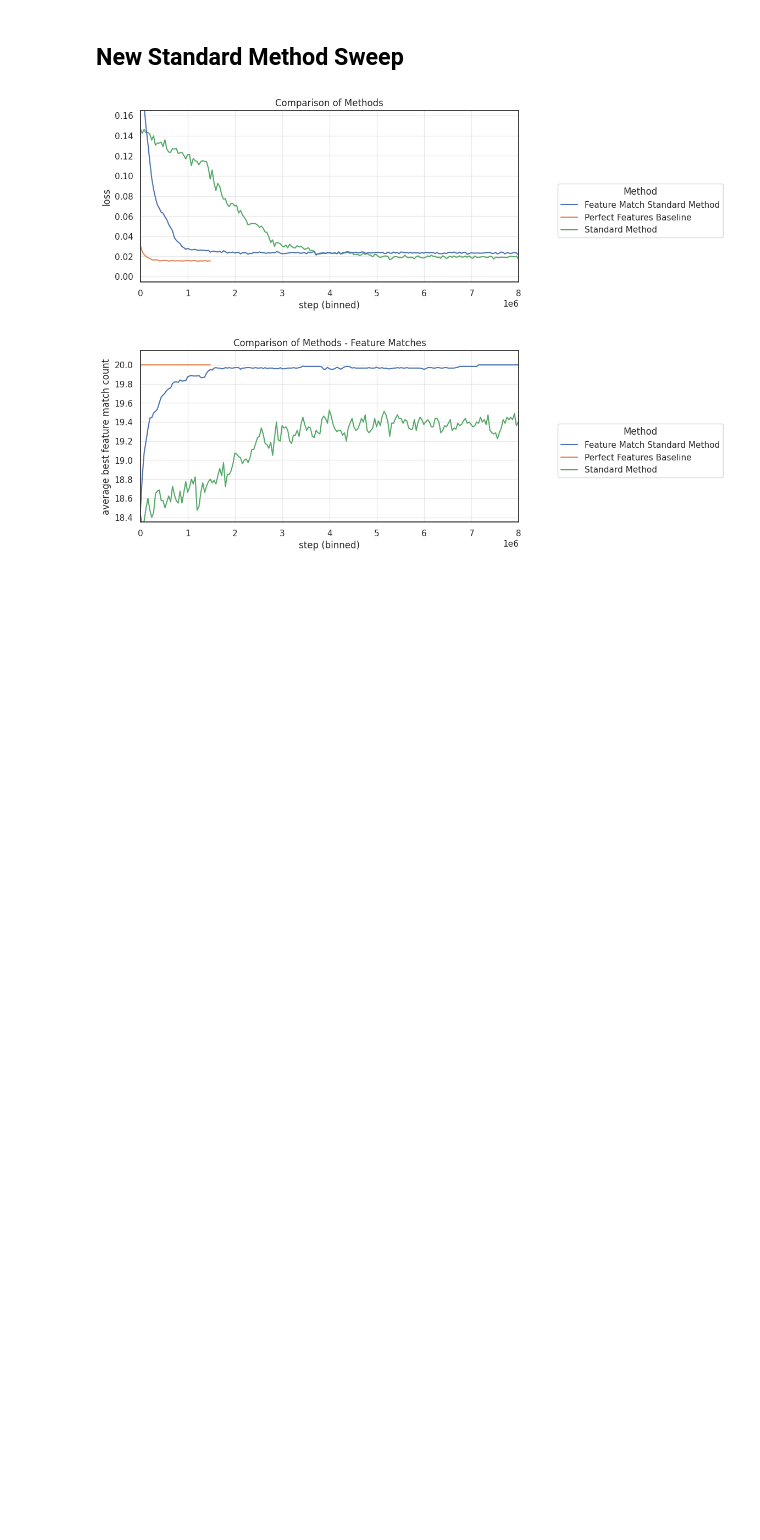
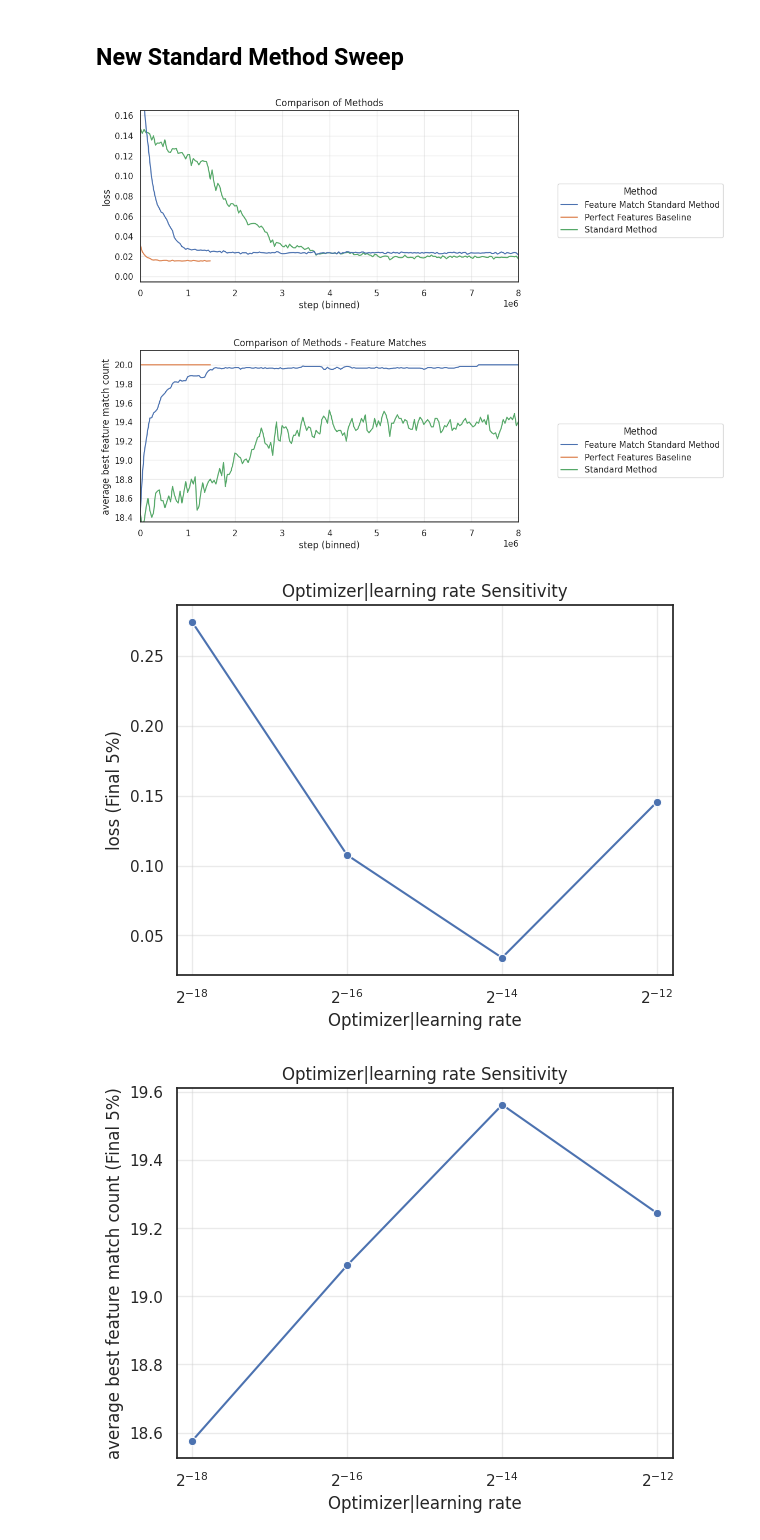
Before and after one commit to ejmejm/phd_research, a Jupyter notebook: phd/feature_search/analysis/paper_part_1_v1/ns_autostep_and_search_hyper_sweep.ipynb, the cells around one changed output. Drawn from its saved outputs; the diff is of its cells as text; code cells hidden in the pictures; blank space fills up the shorter version.

```diff
--- a/phd/feature_search/analysis/paper_part_1_v1/ns_autostep_and_search_hyper_sweep.ipynb
+++ b/phd/feature_search/analysis/paper_part_1_v1/ns_autostep_and_search_hyper_sweep.ipynb
@@ -593,3 +593,42 @@ plt.show()
 # %% [output]
 [figure]
 [figure]
+# %%
+default_hyperparams = {
+    'optimizer|learning_rate': 2**-14,
+    'feature_recycling.recycle_rate': 0.001,
+    'feature_recycling.utility_decay': 0.99,
+    'optimizer|meta_learning_rate': 2**-9,
+}
+
+for param_name, param_value in default_hyperparams.items():
+    selected_run_df, selected_config_df = select_experiment_runs(
+        run_df = run_dfs['baseline_hyper_sweep'],
+        config_df = config_dfs['baseline_hyper_sweep'],
+        chosen_values = {
+            k: v for k, v in default_hyperparams.items()
+            if k != param_name
+        },
+    )
+
+    param_label = param_name.replace('.', ' ').replace('_', ' ').capitalize()
+
+    for metric_col, metric_name in [('loss', 'loss'), ('feature_match/average_best_match_count', 'average best feature match count')]:
+        plot_param_sensitivity(
+                run_df = selected_run_df,
+                config_df = selected_config_df,
+                x_col = param_name,
+                title = f'{param_label} Sensitivity',
+                x_label = param_label,
+                y_label = metric_name,
+                metric_col = metric_col,
+                metric_type = 'final_avg', # {'cumulative', 'final_avg', 'last'}
+                step_col = 'step',
+                show_ci = False,
+                baseline_col = None,
+                pow_2_x_axis = 'learning_rate' in param_name,
+            )
+        plt.show()
+# %% [output]
+[figure, added]
+[figure, added]
```
Also changed, not shown: parts of 2 cells of this notebook.
